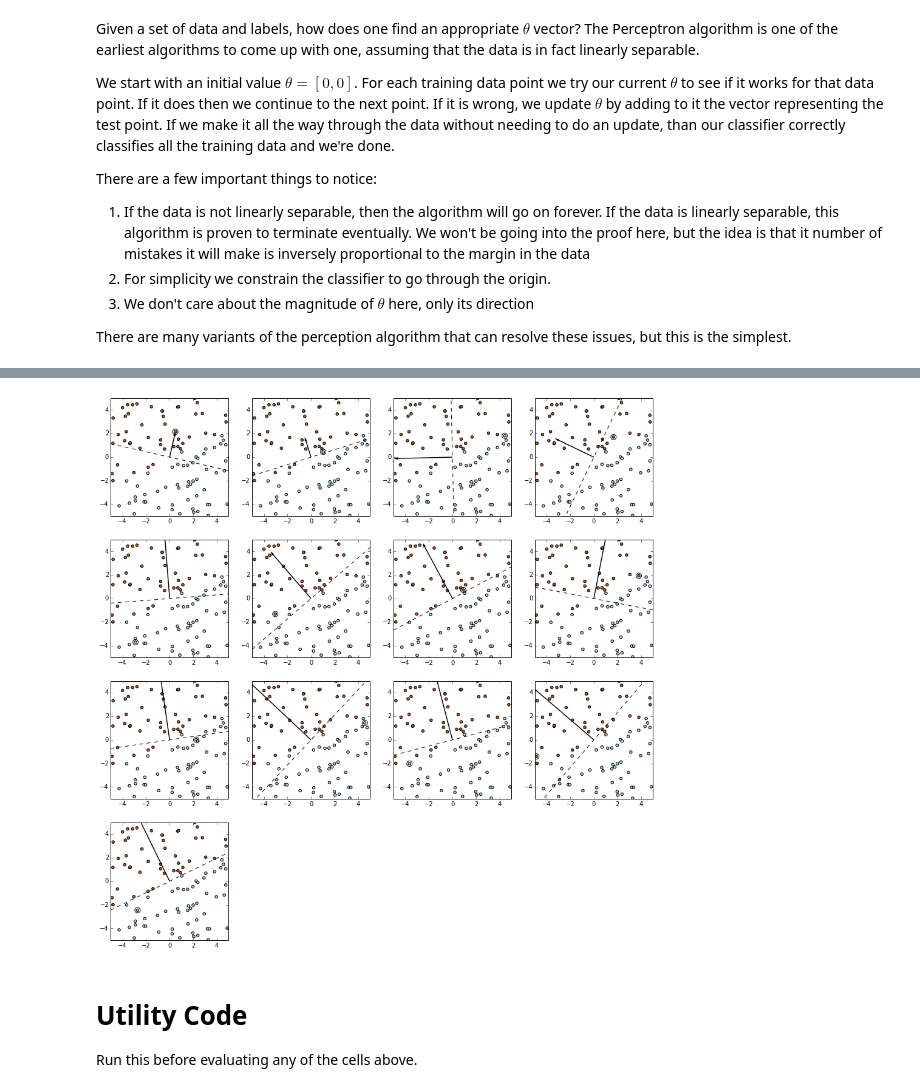
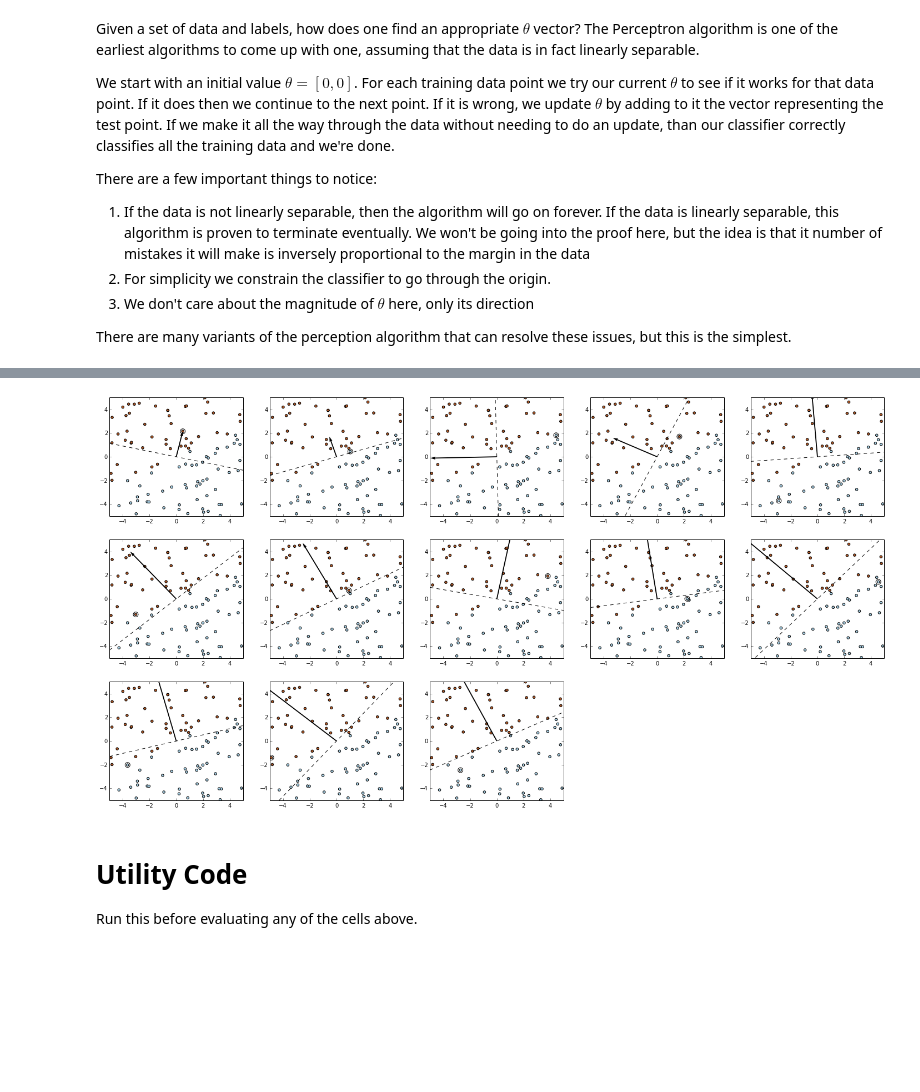
Before and after one commit to ssfrr/mas500, a Jupyter notebook: Perceptron.ipynb, the cells around one changed output, grey strips where cells are left out. Cells and saved outputs as stored; diff of their text form; code cells hidden in the pictures; blank space fills up the shorter version.

```diff
--- a/Perceptron.ipynb
+++ b/Perceptron.ipynb
@@ -96,32 +98,10 @@ Finished after 1 mistake
 Here we show step-by-step how the $\theta$ vector updates as it makes mistakes, eventually converging on a solution. For this example we've given it a harder problem than above by uniformly filling the space with points. We ensure that they are linearly separably by definition, by setting the ground-truth using a linear classifier unknown to the algorithm.
 
 At each step we also highlight the mis-classified point. Looking at the point in the previous frame you can see that each one is mis-classified.
-# %%
-N = 100
-true_theta = np.array([-1.0, 2.0])
-# generate uniform random points in a 10x10 box
-np.random.seed(0)
-X = (np.random.rand(N, 2) - [0.5, 0.5]) * 10
-Y = np.sign(X.dot(true_theta))
-
-theta = np.array([0, 0])
-dirty = True
-
-fig = pl.figure(figsize=(16, 16))
-j = 0
-
-while j < 16 and dirty:
-    dirty = False
-    for i in range(N):
-        if j < 16 and Y[i] * theta.dot(X[i]) <= 0:
-            theta = theta + Y[i] * X[i]
-            ax = fig.add_subplot(4, 4, j+1, xlim=[-5,5], ylim=[-5,5])
-            plot_sep(X, Y, theta, ax, False)
-            ax.scatter(X[i, 0], X[i, 1], s=80, facecolors='none')
-            dirty = True
-            j += 1
-# %% [output]
-[figure, removed]
+# %%
+plot_slide_step_by_step()
+# %% [output]
+[figure, added]
 # %% [markdown]
 # Utility Code
 
```
Also changed, not shown: parts of 12 cells of this notebook, 1 other file.
